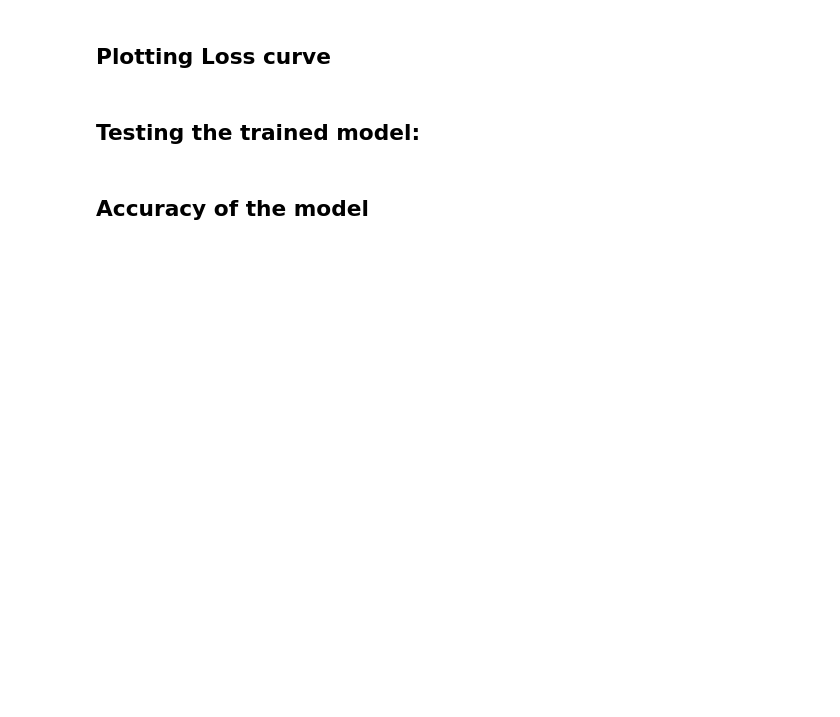
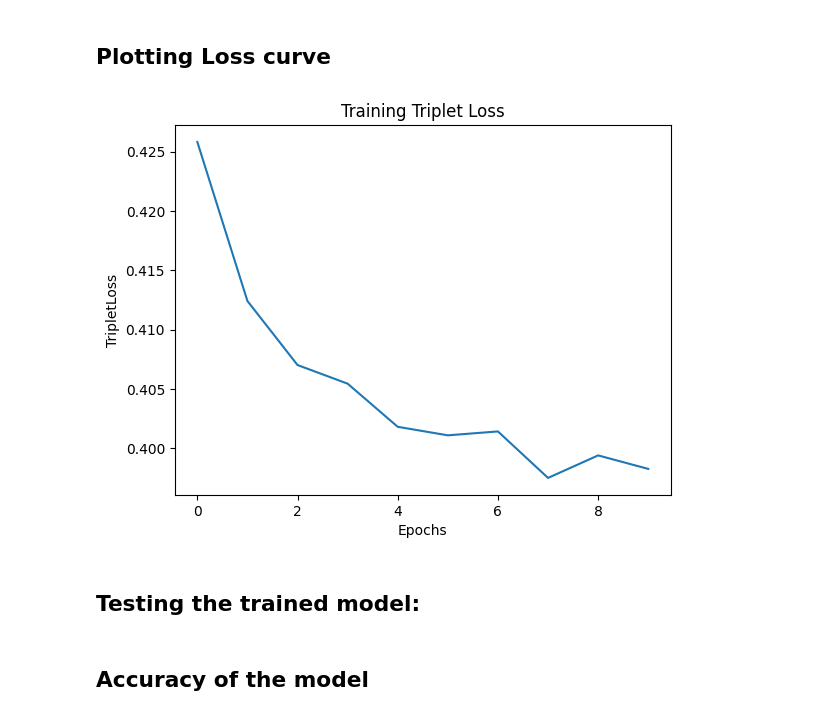
Before and after one commit to jannikjw/one-shot-face-recognition, a Jupyter notebook: one_shot_better_triplets.ipynb, the cells around one changed output. Cells and saved outputs as stored; diff of their text form; code cells hidden in the pictures; blank space fills up the shorter version.

Commit message:
Add better triplet picking
- added matrix version of triplet loss in triplet_loss.py
- ran experiment with 2-shot dataset (10 epochs) -> 48% accuracy

```diff
--- a/one_shot_better_triplets.ipynb
+++ b/one_shot_better_triplets.ipynb
@@ -95,5 +181,5 @@ eps = 1e-8 # constant to ensure no division by 0
 # %%
-def find_positive_observations(X, y, df):
+def find_positive_observations(X, y, df, sample=False, num_examples=5):
     """Find the positive observations in the supplied dataset for each observation in X
     and adds features and labels to X and y, respectively.
 
@@ -109,7 +195,13 @@ def find_positive_observations(X, y, df):
     pos_obs_idx = np.array([], dtype=int)
     for anchor in np.unique(y):
         # get file_ids of all positive examples for anchor
-        pos_obs_idx = np.hstack([pos_obs_idx, df[df['person_id']==int(anchor)]['file_id'].values])
+        # positive examples in dataframe
+        pos_examples = df[df['person_id']==int(anchor)]['file_id'].values
+
+        if sample and len(pos_examples)!=0:
+            pos_examples = np.random.choice(pos_examples, size=num_examples)
+
+        pos_obs_idx = np.hstack([pos_obs_idx, pos_examples])
 
     for pos_obs in pos_obs_idx:
         # get image and label of positive example
@@ -121,26 +213,29 @@ def find_positive_observations(X, y, df):
     return X, y
 # %% [markdown]
 ## Training steps
+# %%
+def train_step(X, y, train_df):
+    X, y = find_positive_observations(X, y, train_df)
+
+    # Create embeddings
+    X_emb = resnet(X.to(device))
+    optimizer.zero_grad()
+
+    loss = criterion(X_emb, y.to(device))
+    loss.backward()
+    optimizer.step()
+    return loss
 # %%
 resnet.train()
-epochs = 5
+epochs = 10
 loss_total = []
 
-for epoch in tqdm(range(epochs), desc="Epochs", leave=True, ncols=80, position=0):
+for epoch in tqdm(range(epochs), desc="Epochs", leave=True):
     running_loss = []
-    for idx, (X, y) in enumerate(tqdm(train_loader, desc="Current Batch", ncols=80, position=1, leave=False)):
-        X, y = find_positive_observations(X, y, train_df)
-
-        # Create embeddings
-        X_emb = resnet(X.to(device))
-        optimizer.zero_grad()
-
-        loss = criterion(X_emb, y.to(device))
-        loss.backward()
-        optimizer.step()
-
+    for step, (X,y) in enumerate(tqdm(train_loader, desc='Current Batch', leave=True)):
+        loss = train_step(X, y, train_df)
         running_loss.append(loss.cpu().detach().numpy())
 
     loss_total.append(np.mean(running_loss))
-    print("Epoch: {}/{} - Loss: {:.4f}".format(epoch, epochs, np.mean(running_loss)))
+    print("Epoch: {}/{} - Loss: {:.4f}".format(epoch+1, epochs, np.mean(running_loss)))
 # %% [output]
@@ -153,9 +269,12 @@ tensor(0.4780, grad_fn=<DivBackward0>)
 # %%
 # printing loss function
 plt.plot(loss_total)
 plt.xlabel("Epochs")
 plt.ylabel("TripletLoss")
-plt.title("Training loss")
+plt.title("Training Triplet Loss")
+plt.savefig(f"loss_curves/loss_curve_{dt_str}_{size_train_set}people_{train_img_pp}imgpp_{epochs}epochs_{lr}lr.png")
 plt.show()
+# %% [output]
+[figure, added]
 # %% [markdown]
 ## Testing the trained model:
```
Also changed, not shown: parts of 25 cells of this notebook, 2 other files.
